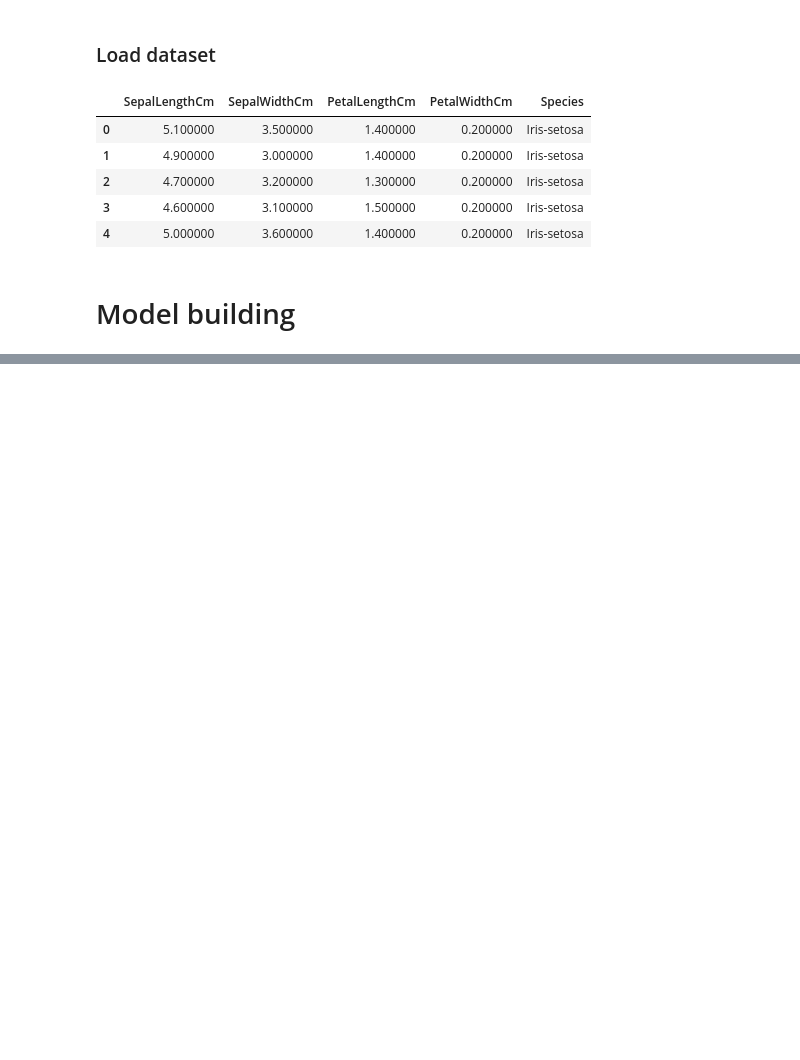
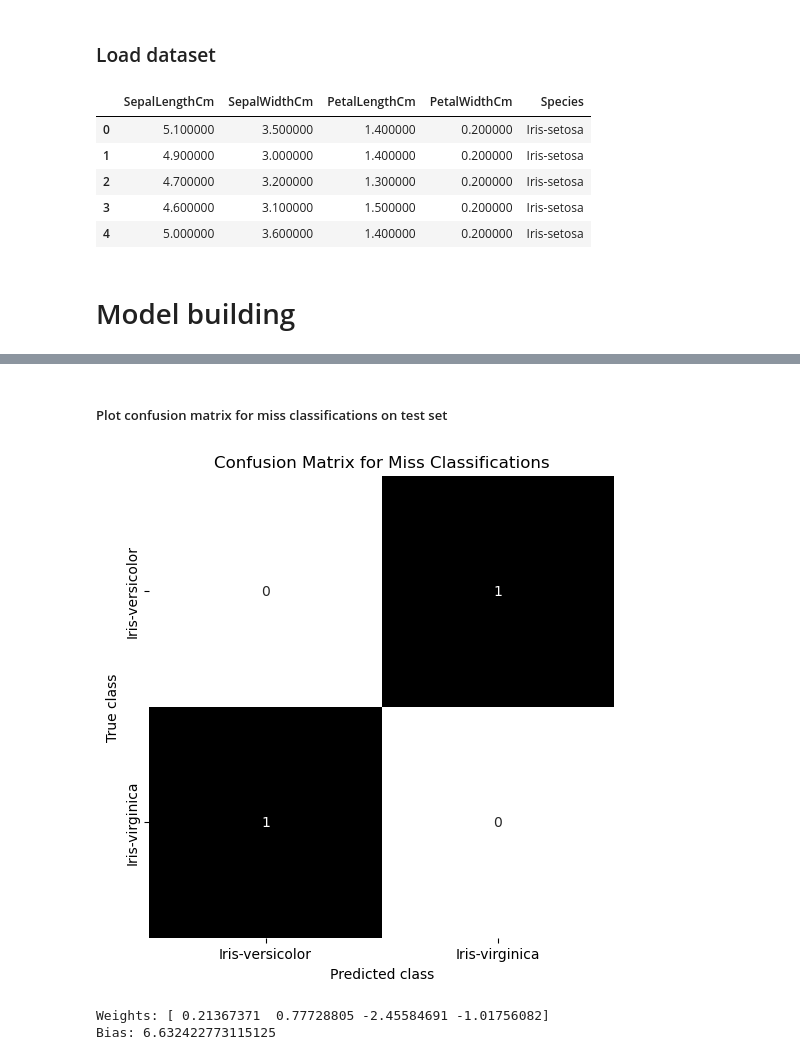
Before and after one commit to MNechai-2003/Iris-Species, a Jupyter notebook: src/notebooks/iris_analys.ipynb, the cells around one changed output, grey strips where cells are left out. Drawn from its saved outputs; the diff is of its cells as text; code cells hidden in the pictures; blank space fills up the shorter version.

```diff
--- a/src/notebooks/iris_analys.ipynb
+++ b/src/notebooks/iris_analys.ipynb
@@ -96,0 +159,15 @@ Please also refer to the documentation for alternative solver options:
+# %% [markdown]
+##### Plot confusion matrix for miss classifications on test set
+# %%
+plot_confusion_matrix_for_miss_classifications(test_df_errors)
+# %% [output]
+[figure, added]
+# %%
+weights = working_model.coef_[0]
+bias = working_model.intercept_[0]
+feature_names = ['SepalLengthCm', 'SepalWidthCm', 'PetalLengthCm', 'PetalWidthCm']
+
+print(f"Weights: {weights}\nBias: {bias}")
+# %% [output]
+Weights: [ 0.21367371  0.77728805 -2.45584691 -1.01756082]
+Bias: 6.632422773115125
```
Also changed, not shown: parts of 23 cells of this notebook, 9 other files.
